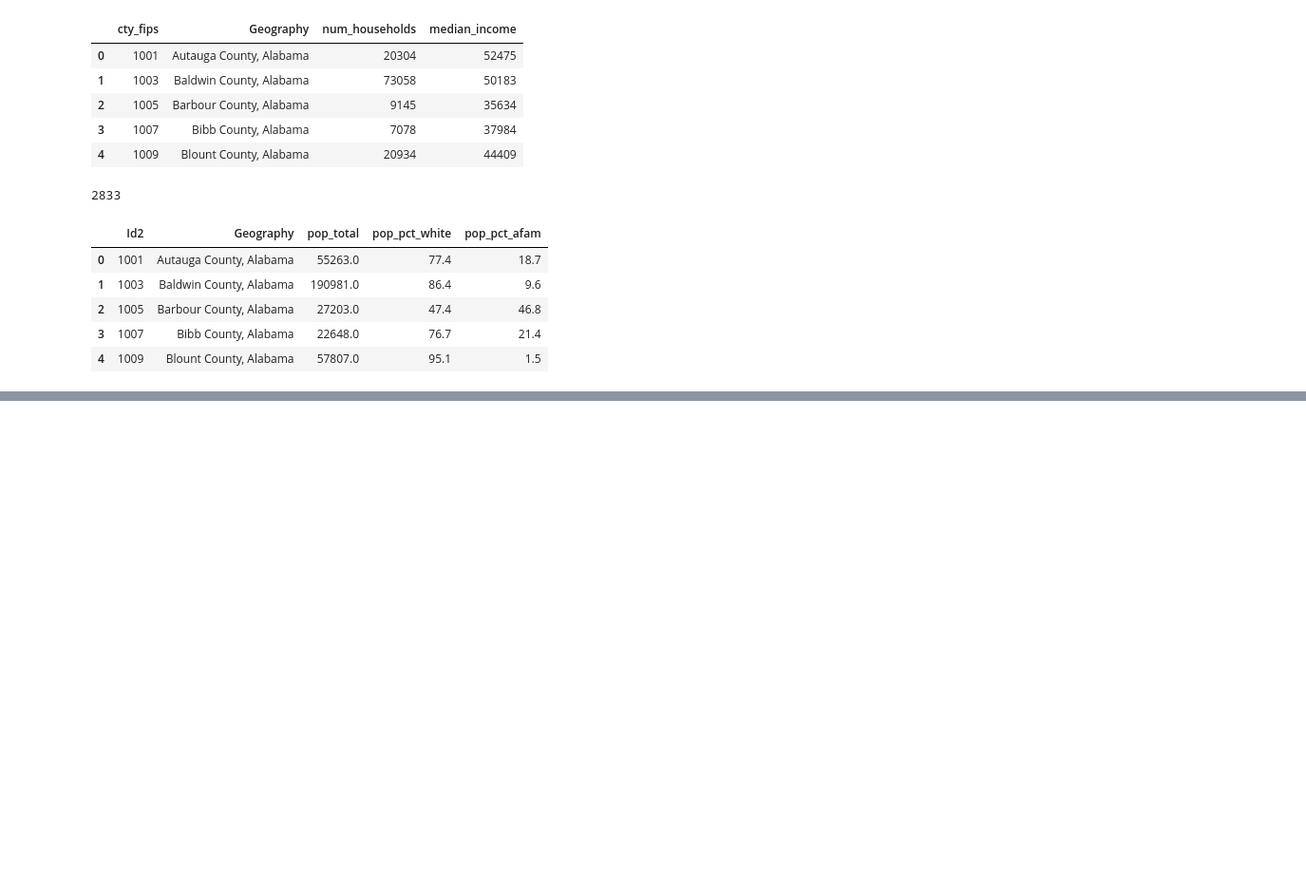
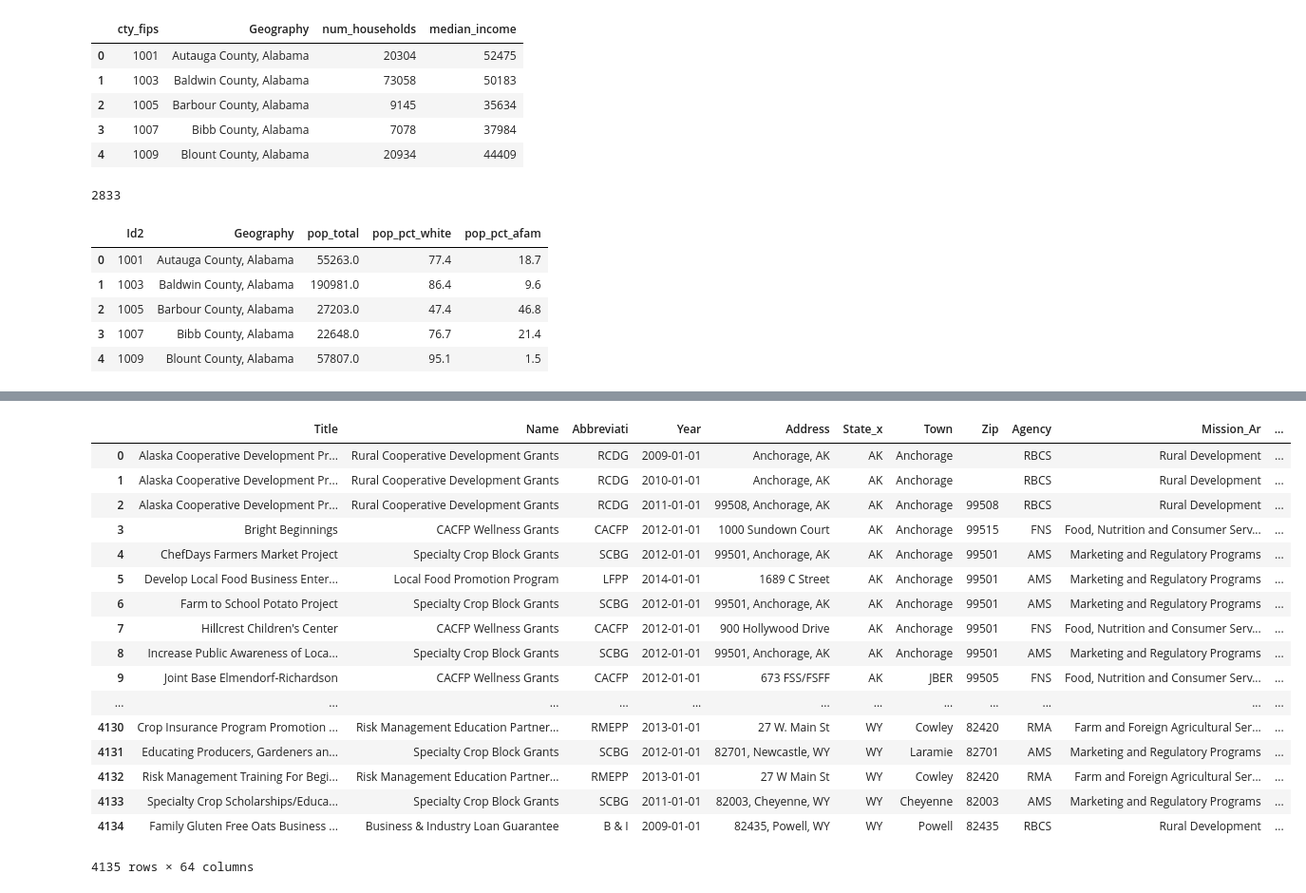
Before and after one commit to mroswell/know-your-farmer-analysis, a Jupyter notebook: Step II - KYF Urban-Rural and Demographic Analysis.ipynb, the cells around one changed output, grey strips where cells are left out. Shown: that part at 95% size. Cells and saved outputs as stored; diff of their text form; code cells hidden in the pictures; blank space fills up the shorter version.

```diff
--- a/Step II - KYF Urban-Rural and Demographic Analysis.ipynb
+++ b/Step II - KYF Urban-Rural and Demographic Analysis.ipynb
@@ -89,0 +145,21 @@ demographics.head()
+# %%
+kyf_demographics
+# %% [output]
+|  | Title | Name | Abbreviati | Year | Address | State_x | Town | Zip | Agency | Mission_Ar | ... |
+| 0 | Alaska Cooperative Development Pr... | Rural Cooperative Development Grants | RCDG | 2009-01-01 | Anchorage, AK | AK | Anchorage |  | RBCS | Rural Development | ... |
+| 1 | Alaska Cooperative Development Pr... | Rural Cooperative Development Grants | RCDG | 2010-01-01 | Anchorage, AK | AK | Anchorage |  | RBCS | Rural Development | ... |
+| 2 | Alaska Cooperative Development Pr... | Rural Cooperative Development Grants | RCDG | 2011-01-01 | 99508, Anchorage, AK | AK | Anchorage | 99508 | RBCS | Rural Development | ... |
+| 3 | Bright Beginnings | CACFP Wellness Grants | CACFP | 2012-01-01 | 1000 Sundown Court | AK | Anchorage | 99515 | FNS | Food, Nutrition and Consumer Serv... | ... |
+| 4 | ChefDays Farmers Market Project | Specialty Crop Block Grants | SCBG | 2012-01-01 | 99501, Anchorage, AK | AK | Anchorage | 99501 | AMS | Marketing and Regulatory Programs | ... |
+| 5 | Develop Local Food Business Enter... | Local Food Promotion Program | LFPP | 2014-01-01 | 1689 C Street | AK | Anchorage | 99501 | AMS | Marketing and Regulatory Programs | ... |
+| 6 | Farm to School Potato Project | Specialty Crop Block Grants | SCBG | 2012-01-01 | 99501, Anchorage, AK | AK | Anchorage | 99501 | AMS | Marketing and Regulatory Programs | ... |
+| 7 | Hillcrest Children's Center | CACFP Wellness Grants | CACFP | 2012-01-01 | 900 Hollywood Drive | AK | Anchorage | 99501 | FNS | Food, Nutrition and Consumer Serv... | ... |
+| 8 | Increase Public Awareness of Loca... | Specialty Crop Block Grants | SCBG | 2012-01-01 | 99501, Anchorage, AK | AK | Anchorage | 99501 | AMS | Marketing and Regulatory Programs | ... |
+| 9 | Joint Base Elmendorf-Richardson | CACFP Wellness Grants | CACFP | 2012-01-01 | 673 FSS/FSFF | AK | JBER | 99505 | FNS | Food, Nutrition and Consumer Serv... | ... |
+| ... | ... | ... | ... | ... | ... | ... | ... | ... | ... | ... | ... |
+| 4130 | Crop Insurance Program Promotion ... | Risk Management Education Partner... | RMEPP | 2013-01-01 | 27 W. Main St | WY | Cowley | 82420 | RMA | Farm and Foreign Agricultural Ser... | ... |
+| 4131 | Educating Producers, Gardeners an... | Specialty Crop Block Grants | SCBG | 2012-01-01 | 82701, Newcastle, WY | WY | Laramie | 82701 | AMS | Marketing and Regulatory Programs | ... |
+| 4132 | Risk Management Training For Begi... | Risk Management Education Partner... | RMEPP | 2013-01-01 | 27 W Main St | WY | Cowley | 82420 | RMA | Farm and Foreign Agricultural Ser... | ... |
+| 4133 | Specialty Crop Scholarships/Educa... | Specialty Crop Block Grants | SCBG | 2011-01-01 | 82003, Cheyenne, WY | WY | Cheyenne | 82003 | AMS | Marketing and Regulatory Programs | ... |
+| 4134 | Family Gluten Free Oats Business ... | Business & Industry Loan Guarantee | B & I | 2009-01-01 | 82435, Powell, WY | WY | Powell | 82435 | RBCS | Rural Development | ... |
+4135 rows × 64 columns
```
Also changed, not shown: parts of 15 cells of this notebook, 1 other file.
